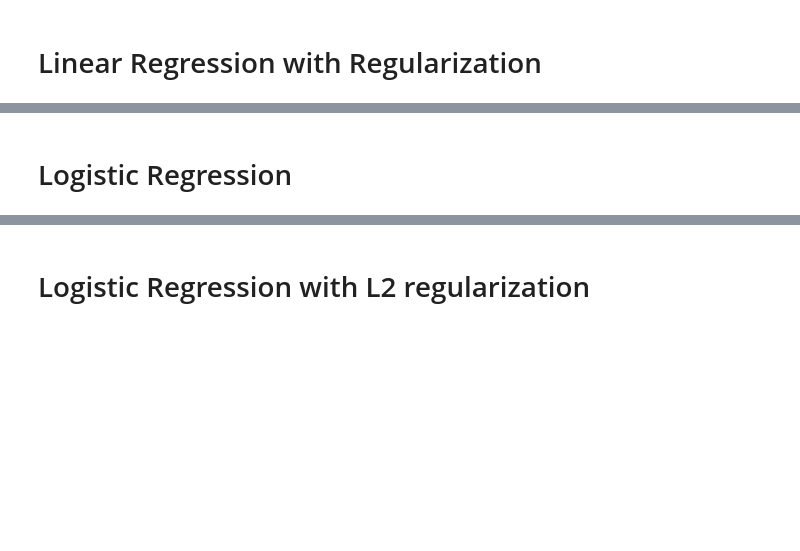
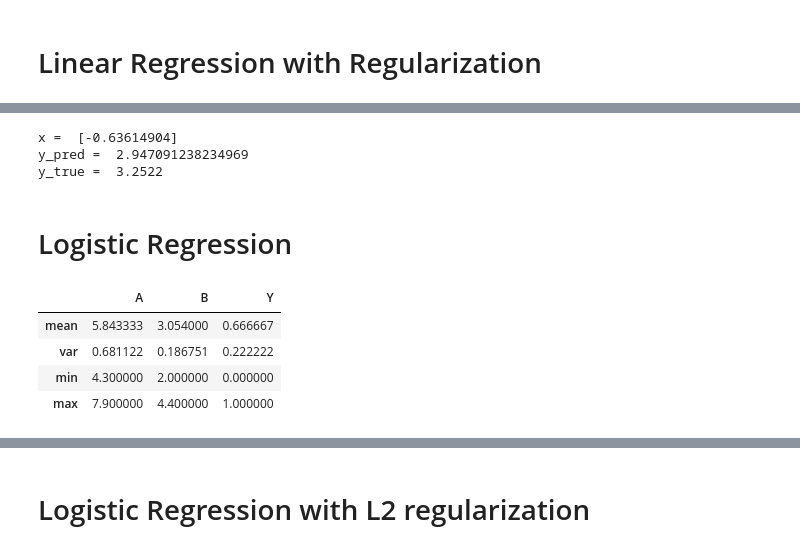
Before and after one commit to pg42866/SIB, a Jupyter notebook: scripts/eval2.ipynb, the cells around one changed output, grey strips where cells are left out. Drawn from its saved outputs; the diff is of its cells as text; code cells hidden in the pictures; blank space fills up the shorter version.

```diff
--- a/scripts/eval2.ipynb
+++ b/scripts/eval2.ipynb
@@ -83,10 +83,14 @@ TypeError: super() takes no keyword arguments
 idx = 10
 x = dataset.X[idx]
 print("x = ", x)
-y = dataset.y[idx]
+y = dataset.Y[idx]
 y_pred = lr.predict(x)
 print("y_pred = ", y_pred)
 print("y_true = ", y)
+# %% [output]
+x =  [-0.63614904]
+y_pred =  2.947091238234969
+y_true =  3.2522
 # %% [markdown]
 # Logistic Regression
 # %%
@@ -95,8 +99,14 @@ import pandas as pd
 # %%
 filename = os.path.join(DIR, 'datasets/iris.data')
 df = pd.read_csv(filename)
 iris = Dataset.from_dataframe(df,ylabel="class")
-y = [int(x != 'Iris-setosa') for x in iris.y]
+y = [int(x != 'Iris-setosa') for x in iris.Y]
 dataset = Dataset(iris.X[:,:2],np.array(y))
 summary(dataset)
+# %% [output]
+|  | A | B | Y |
+| mean | 5.843333 | 3.054000 | 0.666667 |
+| var | 0.681122 | 0.186751 | 0.222222 |
+| min | 4.300000 | 2.000000 | 0.000000 |
+| max | 7.900000 | 4.400000 | 1.000000 |
 # %%
```
Also changed, not shown: parts of 9 cells of this notebook, 2 other files.
